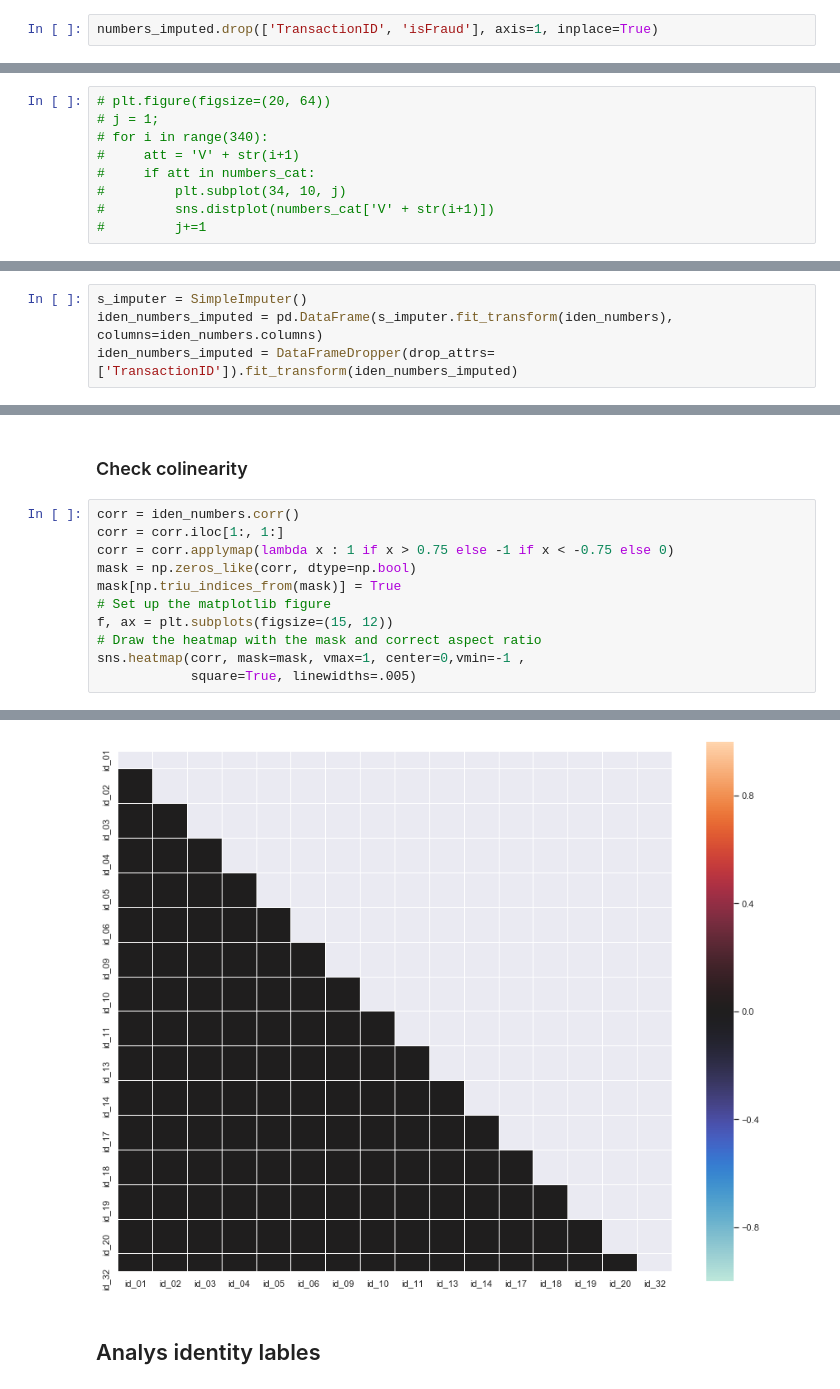
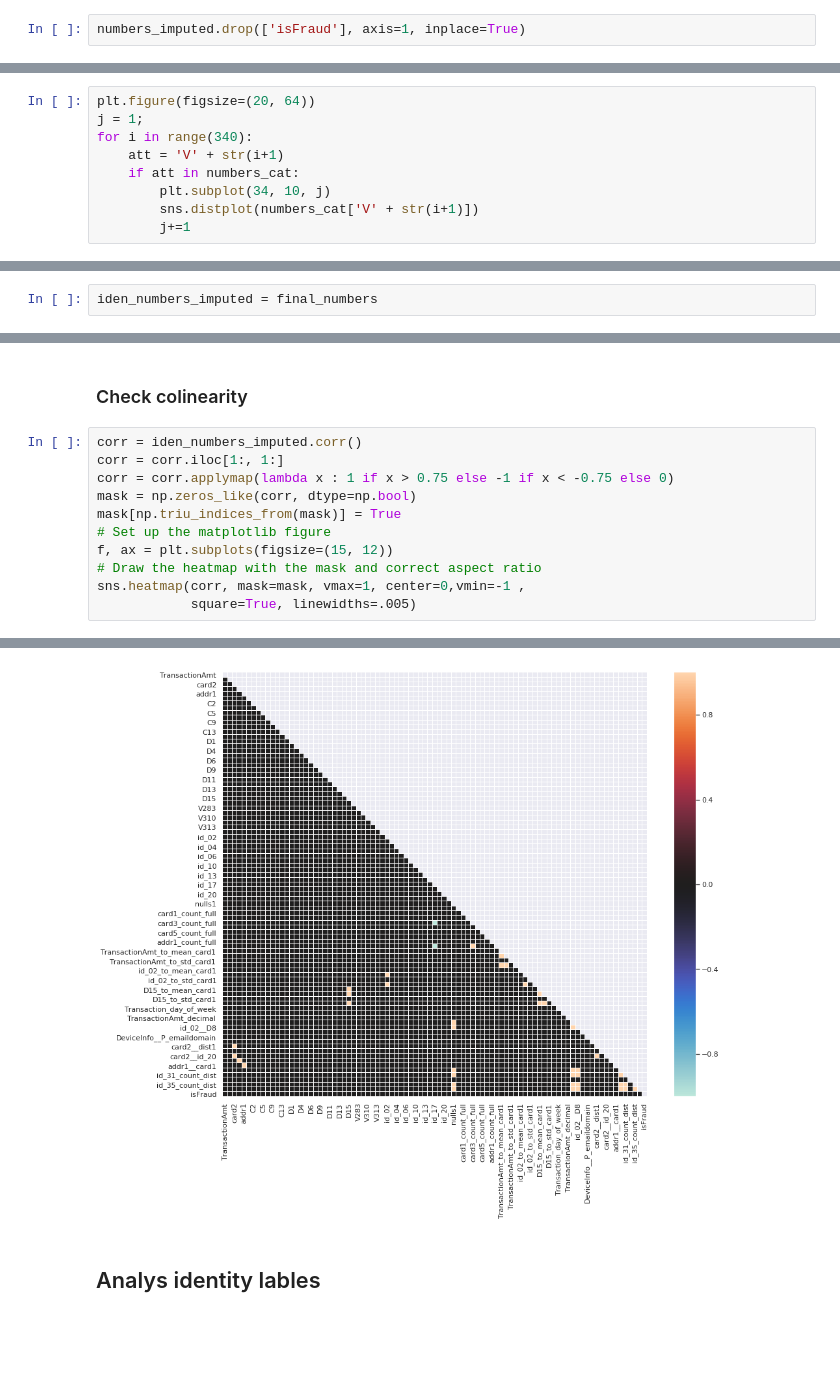
Before and after one commit to gsoosk/FraudDetection, a Jupyter notebook: Fraud Detection.ipynb, the cells around one changed output, grey strips where cells are left out. Saved outputs shown, nothing was run; the diff lists cells and outputs as text; blank space fills up the shorter version.

Commit message:
Finish fraud

```diff
--- a/Fraud Detection.ipynb
+++ b/Fraud Detection.ipynb
@@ -142,5 +262,5 @@ y = numbers_imputed['isFraud']
 # %%
-numbers_imputed.drop(['TransactionID', 'isFraud'], axis=1, inplace=True)
+numbers_imputed.drop(['isFraud'], axis=1, inplace=True)
 # %% [markdown]
 ## Visualize
 # %%
@@ -399,11 +502,11 @@ I think it is ok !
 # %% [markdown]
 ## V attributes
 # %%
-# plt.figure(figsize=(20, 64))
-# j = 1;
-# for i in range(340):
-#     att = 'V' + str(i+1)
-#     if att in numbers_cat:
-#         plt.subplot(34, 10, j)
-#         sns.distplot(numbers_cat['V' + str(i+1)])
-#         j+=1
+plt.figure(figsize=(20, 64))
+j = 1;
+for i in range(340):
+    att = 'V' + str(i+1)
+    if att in numbers_cat:
+        plt.subplot(34, 10, j)
+        sns.distplot(numbers_cat['V' + str(i+1)])
+        j+=1
@@ -709,4 +805,6 @@ id_numbers_attrs = iden_numbers.columns.values
 ## Analyis identity numbers
 # %% [markdown]
 ### Impute
+# %%
+iden_numbers_imputed = final_numbers
 # %%
@@ -721,4 +811,0 @@ Index(['TransactionID', 'id_01', 'id_02', 'id_03', 'id_04', 'id_05', 'id_06',
-# %%
-s_imputer = SimpleImputer()
-iden_numbers_imputed = pd.DataFrame(s_imputer.fit_transform(iden_numbers), columns=iden_numbers.columns)
-iden_numbers_imputed = DataFrameDropper(drop_attrs=['TransactionID']).fit_transform(iden_numbers_imputed)
@@ -796,19 +879,19 @@ id_to_drop.append('id_10')
 # %% [markdown]
 ### Check colinearity
 # %%
-corr = iden_numbers.corr()
+corr = iden_numbers_imputed.corr()
 corr = corr.iloc[1:, 1:]
 corr = corr.applymap(lambda x : 1 if x > 0.75 else -1 if x < -0.75 else 0)
 mask = np.zeros_like(corr, dtype=np.bool)
 mask[np.triu_indices_from(mask)] = True
 # Set up the matplotlib figure
 f, ax = plt.subplots(figsize=(15, 12))
 # Draw the heatmap with the mask and correct aspect ratio
 sns.heatmap(corr, mask=mask, vmax=1, center=0,vmin=-1 ,
             square=True, linewidths=.005)
 # %% [output]
 <matplotlib.axes._subplots.AxesSubplot at 0x...>
-[figure, old version]
+[figure, new version]
 # %% [markdown]
 ## Analys identity lables
 # %%
```
Also changed, not shown: parts of 147 cells of this notebook, 1 other file.
